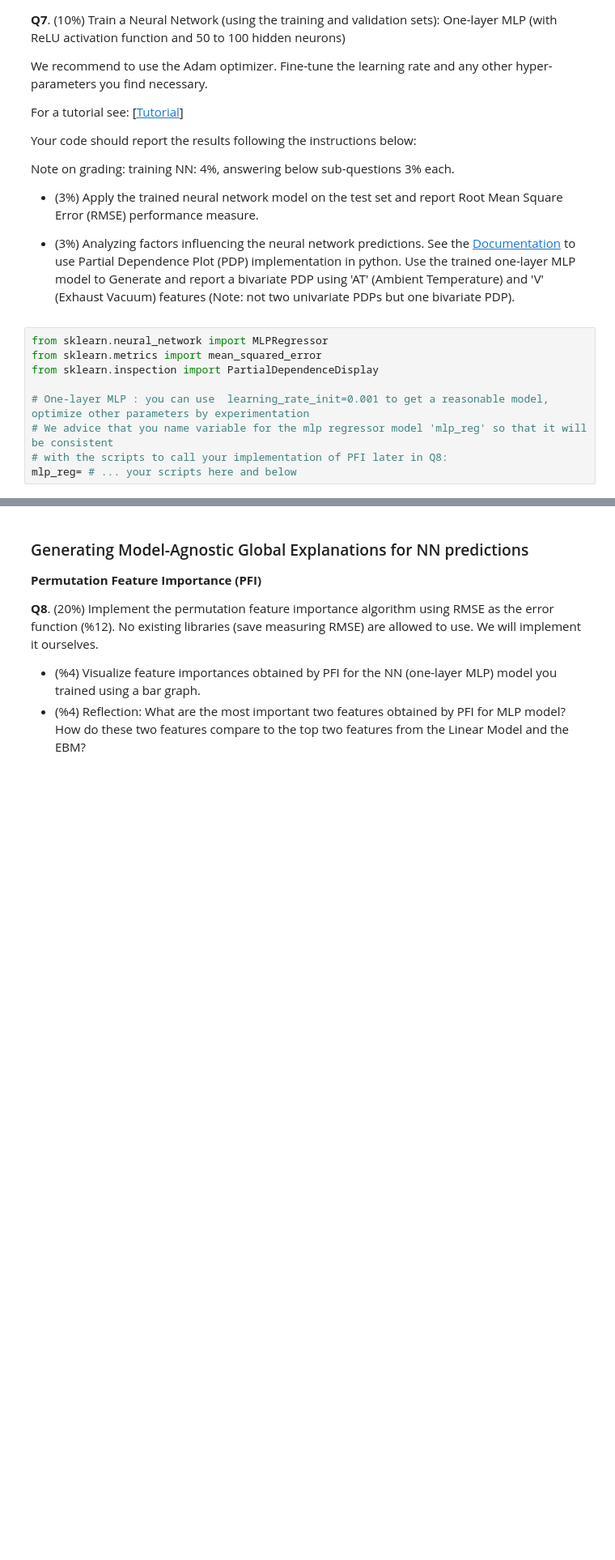
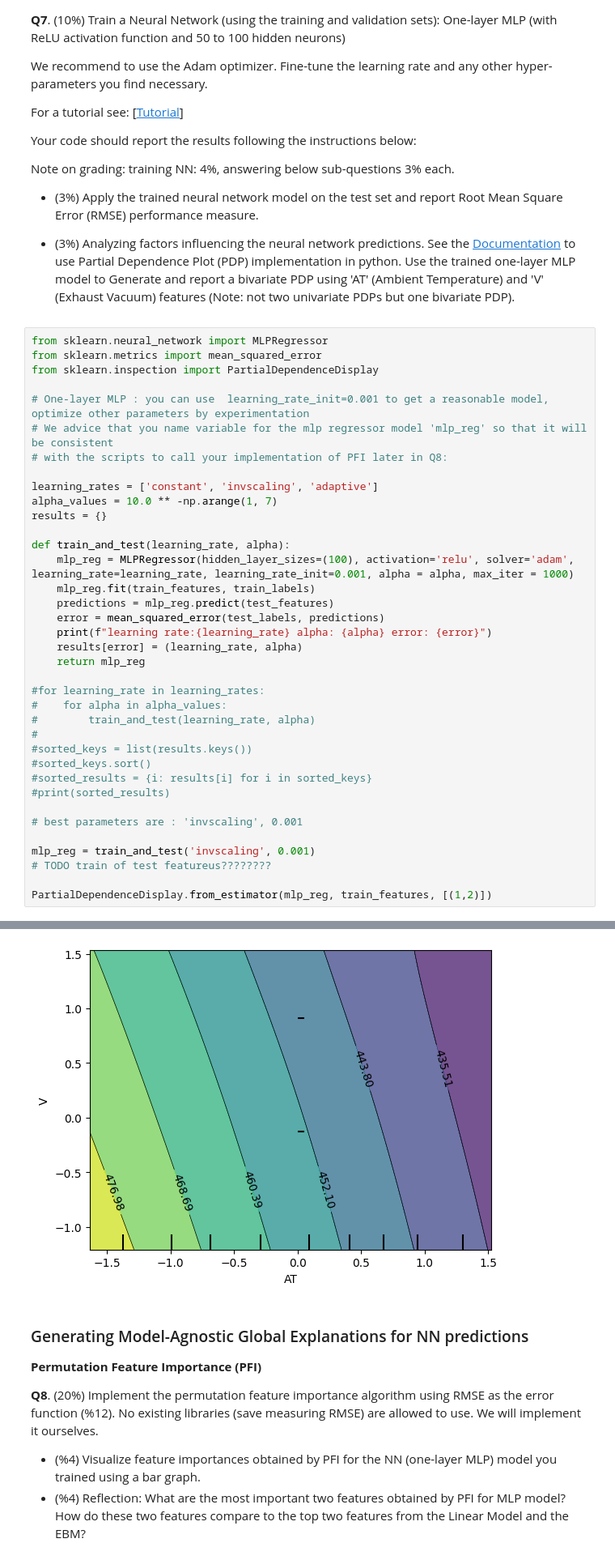
Before and after one commit to NisseCR/ML_assignment4, a Jupyter notebook: ML2023_programming_assignment_4(1).ipynb, the cells around one changed output, grey strips where cells are left out. Shown at 81% size. Drawn from its saved outputs; the diff is of its cells as text; blank space fills up the shorter version.

```diff
--- a/ML2023_programming_assignment_4(1).ipynb
+++ b/ML2023_programming_assignment_4(1).ipynb
@@ -239,4 +267,33 @@ from sklearn.inspection import PartialDependenceDisplay
 # One-layer MLP : you can use  learning_rate_init=0.001 to get a reasonable model, optimize other parameters by experimentation
 # We advice that you name variable for the mlp regressor model 'mlp_reg' so that it will be consistent
 # with the scripts to call your implementation of PFI later in Q8:
-mlp_reg= # ... your scripts here and below
+
+learning_rates = ['constant', 'invscaling', 'adaptive']
+alpha_values = 10.0 ** -np.arange(1, 7)
+results = {}
+
+def train_and_test(learning_rate, alpha):
+    mlp_reg = MLPRegressor(hidden_layer_sizes=(100), activation='relu', solver='adam', learning_rate=learning_rate, learning_rate_init=0.001, alpha = alpha, max_iter = 1000)
+    mlp_reg.fit(train_features, train_labels)
+    predictions = mlp_reg.predict(test_features)
+    error = mean_squared_error(test_labels, predictions)
+    print(f"learning rate:{learning_rate} alpha: {alpha} error: {error}")
+    results[error] = (learning_rate, alpha)
+    return mlp_reg
+
+#for learning_rate in learning_rates:
+#    for alpha in alpha_values:
+#        train_and_test(learning_rate, alpha)
+#
+#sorted_keys = list(results.keys())
+#sorted_keys.sort()
+#sorted_results = {i: results[i] for i in sorted_keys}
+#print(sorted_results)
+
+# best parameters are : 'invscaling', 0.001
+
+mlp_reg = train_and_test('invscaling', 0.001)
+# TODO train of test featureus????????
+
+PartialDependenceDisplay.from_estimator(mlp_reg, train_features, [(1,2)])
+# %% [output]
@@ -243,3 +302,4 @@ mlp_reg= # ... your scripts here and below
+[figure, added]
 # %% [markdown]
 ### Generating Model-Agnostic Global Explanations for NN predictions
 
```
Also changed, not shown: parts of 4 cells of this notebook.
